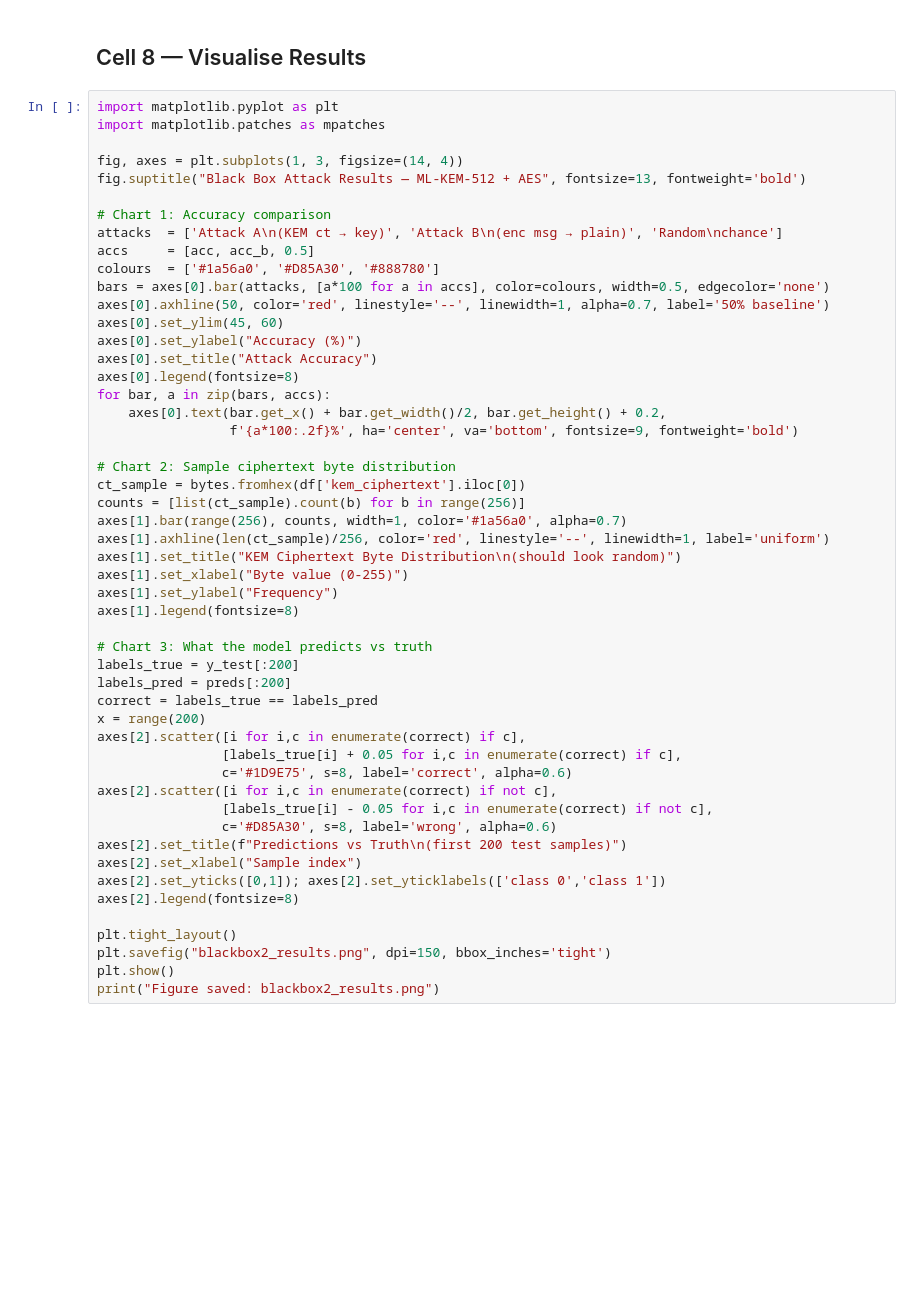
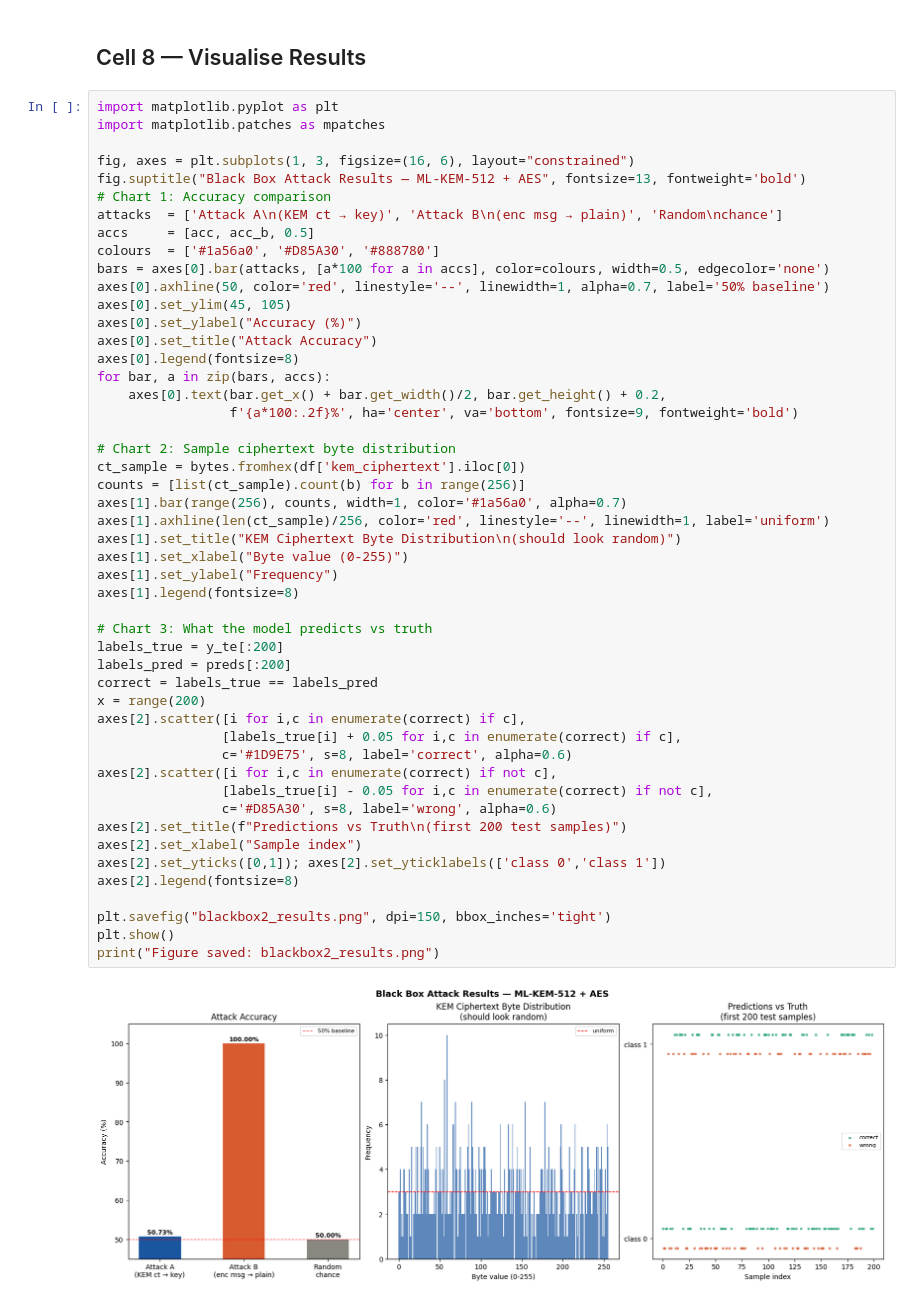
Before and after one commit to ShreehariMenon/mlkem_cryptanalysis, a Jupyter notebook: notebooks/Blackbox_2_Correct.ipynb, the cells around one changed output. Drawn from its saved outputs; the diff is of its cells as text; blank space fills up the shorter version.

```diff
--- a/notebooks/Blackbox_2_Correct.ipynb
+++ b/notebooks/Blackbox_2_Correct.ipynb
@@ -499,16 +497,15 @@ print("=" * 60)
 import matplotlib.pyplot as plt
 import matplotlib.patches as mpatches
 
-fig, axes = plt.subplots(1, 3, figsize=(14, 4))
+fig, axes = plt.subplots(1, 3, figsize=(16, 6), layout="constrained")
 fig.suptitle("Black Box Attack Results — ML-KEM-512 + AES", fontsize=13, fontweight='bold')
-
 # Chart 1: Accuracy comparison
 attacks  = ['Attack A\n(KEM ct → key)', 'Attack B\n(enc msg → plain)', 'Random\nchance']
 accs     = [acc, acc_b, 0.5]
 colours  = ['#1a56a0', '#D85A30', '#888780']
 bars = axes[0].bar(attacks, [a*100 for a in accs], color=colours, width=0.5, edgecolor='none')
 axes[0].axhline(50, color='red', linestyle='--', linewidth=1, alpha=0.7, label='50% baseline')
-axes[0].set_ylim(45, 60)
+axes[0].set_ylim(45, 105)
 axes[0].set_ylabel("Accuracy (%)")
 axes[0].set_title("Attack Accuracy")
 axes[0].legend(fontsize=8)
@@ -517,32 +514,33 @@ for bar, a in zip(bars, accs):
                  f'{a*100:.2f}%', ha='center', va='bottom', fontsize=9, fontweight='bold')
 
 # Chart 2: Sample ciphertext byte distribution
 ct_sample = bytes.fromhex(df['kem_ciphertext'].iloc[0])
 counts = [list(ct_sample).count(b) for b in range(256)]
 axes[1].bar(range(256), counts, width=1, color='#1a56a0', alpha=0.7)
 axes[1].axhline(len(ct_sample)/256, color='red', linestyle='--', linewidth=1, label='uniform')
 axes[1].set_title("KEM Ciphertext Byte Distribution\n(should look random)")
 axes[1].set_xlabel("Byte value (0-255)")
 axes[1].set_ylabel("Frequency")
 axes[1].legend(fontsize=8)
 
 # Chart 3: What the model predicts vs truth
-labels_true = y_test[:200]
+labels_true = y_te[:200]
 labels_pred = preds[:200]
 correct = labels_true == labels_pred
 x = range(200)
 axes[2].scatter([i for i,c in enumerate(correct) if c],
                 [labels_true[i] + 0.05 for i,c in enumerate(correct) if c],
                 c='#1D9E75', s=8, label='correct', alpha=0.6)
 axes[2].scatter([i for i,c in enumerate(correct) if not c],
                 [labels_true[i] - 0.05 for i,c in enumerate(correct) if not c],
                 c='#D85A30', s=8, label='wrong', alpha=0.6)
 axes[2].set_title(f"Predictions vs Truth\n(first 200 test samples)")
 axes[2].set_xlabel("Sample index")
 axes[2].set_yticks([0,1]); axes[2].set_yticklabels(['class 0','class 1'])
 axes[2].legend(fontsize=8)
 
-plt.tight_layout()
 plt.savefig("blackbox2_results.png", dpi=150, bbox_inches='tight')
 plt.show()
 print("Figure saved: blackbox2_results.png")
+# %% [output]
+[figure, added]
```
Also changed, not shown: parts of 6 cells of this notebook.
